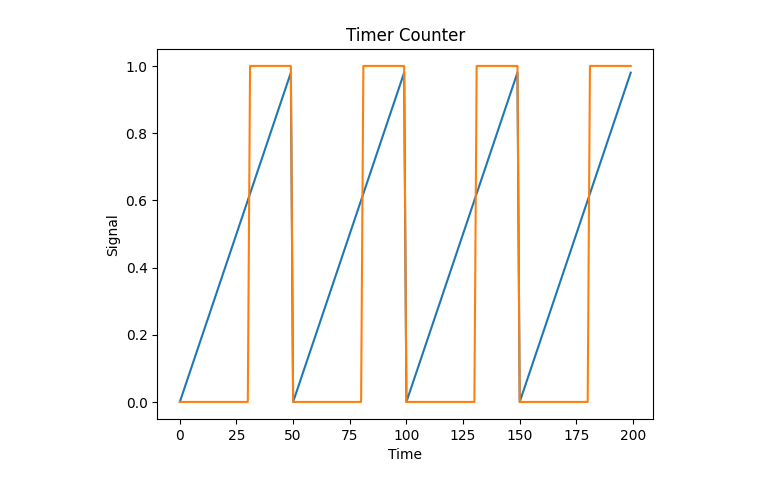
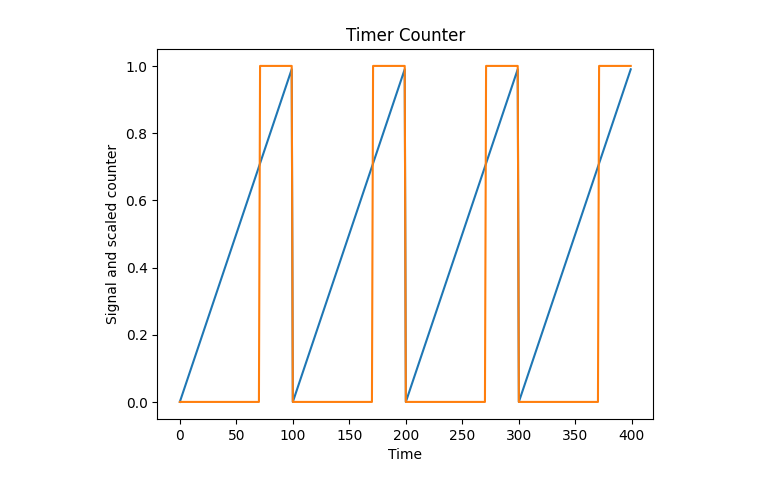
Before and after one commit to LiterallyTheOne/atmega32_lab, a Jupyter notebook: creating_plots/pwm_plots.ipynb, the cells around one changed output. Saved outputs shown, nothing was run; the diff lists cells and outputs as text; code cells hidden in the pictures.

```diff
--- a/creating_plots/pwm_plots.ipynb
+++ b/creating_plots/pwm_plots.ipynb
@@ -2,4 +2,6 @@
 from matplotlib import pyplot as plt
 
 import numpy as np
+# %%
+FREQUENCY = 100
 # %%
@@ -44,17 +46,17 @@ plt.show()
 # %%
-x = np.arange(50 * 4)
+x = np.arange(FREQUENCY * 4)
 
 y = np.zeros_like(x)
-y[x % 50 > 30] = 1
+y[x % FREQUENCY > (1 - 0.3) * FREQUENCY] = 1
 
 z = x.copy()
-z = (z % 50) / 50
+z = (z % FREQUENCY) / FREQUENCY
 
 plt.plot(x, z)
 plt.plot(x, y)
 plt.xlabel("Time")
-plt.ylabel("Signal")
+plt.ylabel("Signal and scaled counter")
 plt.title("Timer Counter")
 plt.show()
 # %% [output]
-[figure, old version]
+[figure, new version]
```
Also changed, not shown: parts of 3 cells of this notebook.
